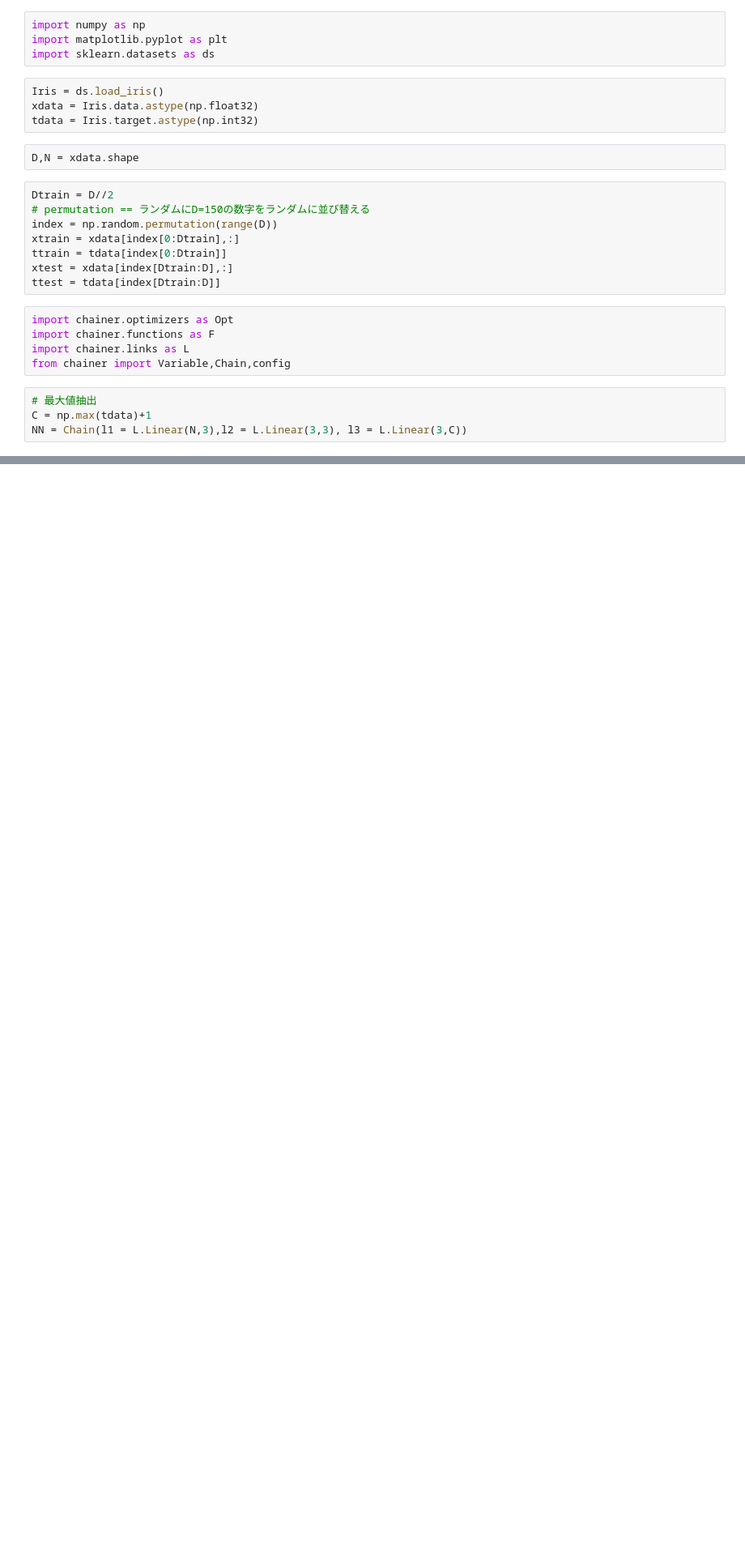
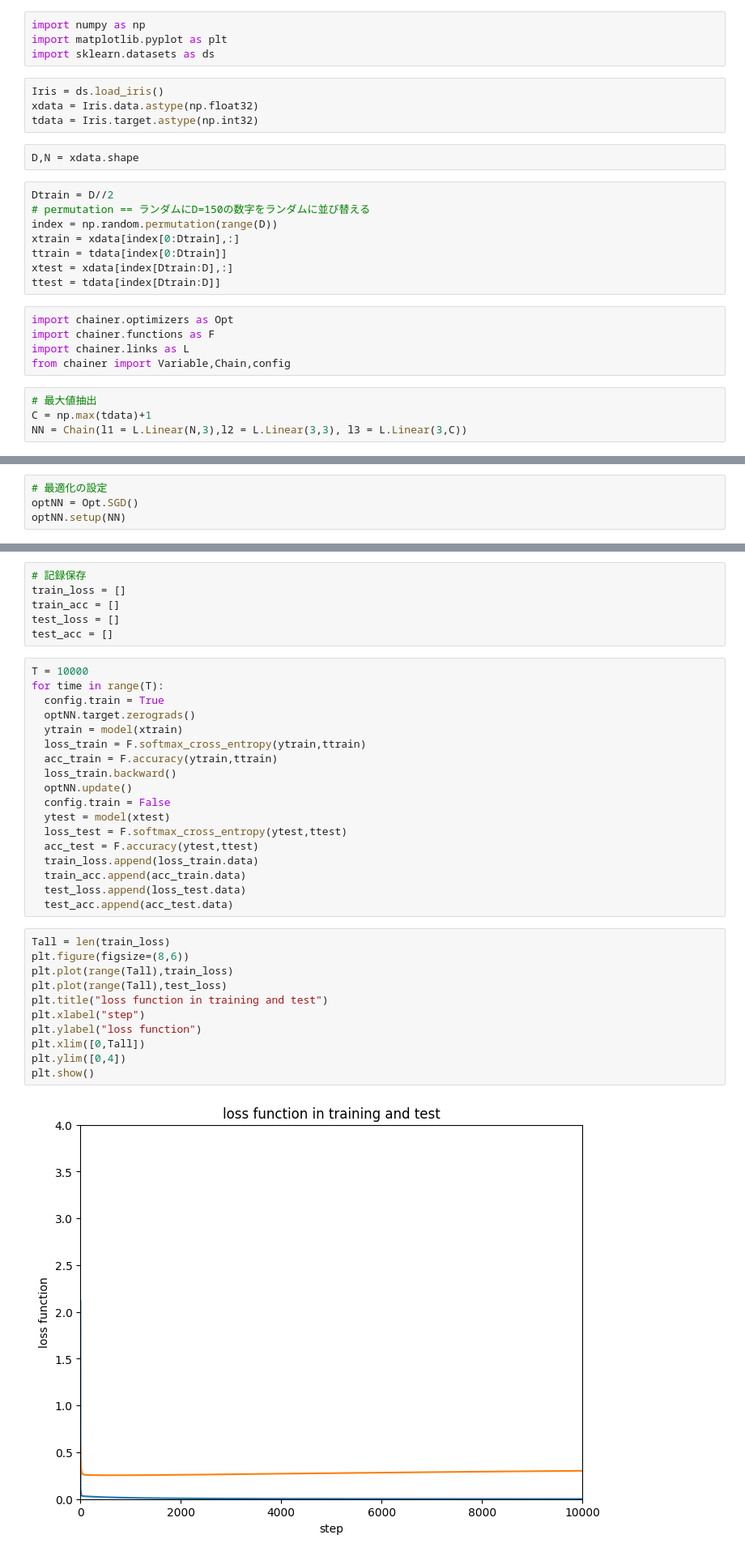
Before and after one commit to takumi0706/IntroductionMLByPython, a Jupyter notebook: Chapter3.ipynb, the cells around one changed output, grey strips where cells are left out. Shown at 81% size. Cells and saved outputs as stored; diff of their text form; blank space fills up the shorter version.

```diff
--- a/Chapter3.ipynb
+++ b/Chapter3.ipynb
@@ -56 +56,5 @@ def model(x):
   return y
+# %%
+# 最適化の設定
+optNN = Opt.SGD()
+optNN.setup(NN)
@@ -56,0 +63,37 @@ def model(x):
+# %%
+# 記録保存
+train_loss = []
+train_acc = []
+test_loss = []
+test_acc = []
+# %%
+T = 10000
+for time in range(T):
+  config.train = True
+  optNN.target.zerograds()
+  ytrain = model(xtrain)
+  loss_train = F.softmax_cross_entropy(ytrain,ttrain)
+  acc_train = F.accuracy(ytrain,ttrain)
+  loss_train.backward()
+  optNN.update()
+  config.train = False
+  ytest = model(xtest)
+  loss_test = F.softmax_cross_entropy(ytest,ttest)
+  acc_test = F.accuracy(ytest,ttest)
+  train_loss.append(loss_train.data)
+  train_acc.append(acc_train.data)
+  test_loss.append(loss_test.data)
+  test_acc.append(acc_test.data)
+# %%
+Tall = len(train_loss)
+plt.figure(figsize=(8,6))
+plt.plot(range(Tall),train_loss)
+plt.plot(range(Tall),test_loss)
+plt.title("loss function in training and test")
+plt.xlabel("step")
+plt.ylabel("loss function")
+plt.xlim([0,Tall])
+plt.ylim([0,4])
+plt.show()
+# %% [output]
+[figure, added]
```
Also changed, not shown: parts of 4 cells of this notebook.
